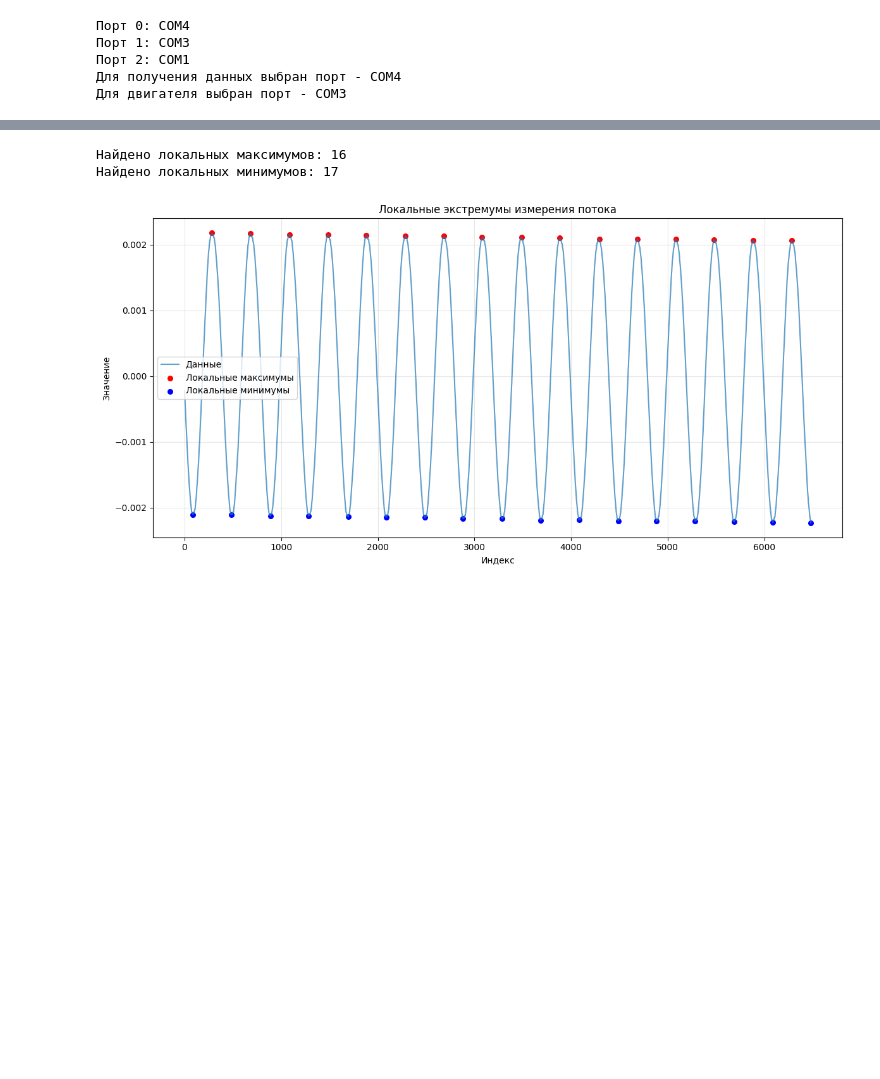
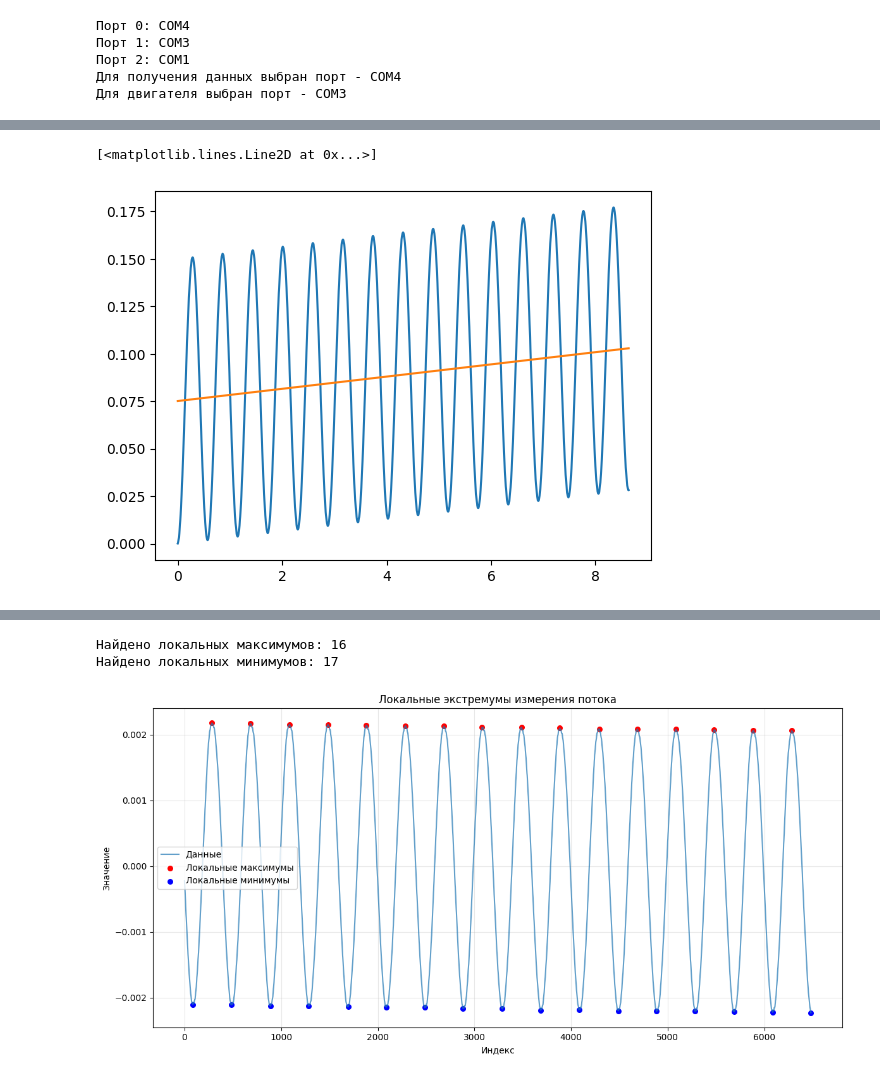
Before and after one commit to BuslaySt/Helmholz-Polymagnit, a Jupyter notebook: HarmData_fast.ipynb, the cells around one changed output, grey strips where cells are left out. Saved outputs shown, nothing was run; the diff lists cells and outputs as text; code cells hidden in the pictures; blank space fills up the shorter version.

```diff
--- a/HarmData_fast.ipynb
+++ b/HarmData_fast.ipynb
@@ -133,6 +134,12 @@ df_encoder['data'] = y - df_encoder['trend']
 df_encoder['deg'] = df_encoder.index/10000/step*360
 
 df = df_encoder.reindex(columns=['deg', 'data'])
+# %%
+plt.plot(df_encoder.deg, df_encoder.integrated_data)
+plt.plot(df_encoder.deg, df_encoder.trend)
+# %% [output]
+[<matplotlib.lines.Line2D at 0x...>]
+[figure, added]
 # %%
 x = df.deg.values
 y = df.data.values
```
Also changed, not shown: parts of 3 cells of this notebook.
